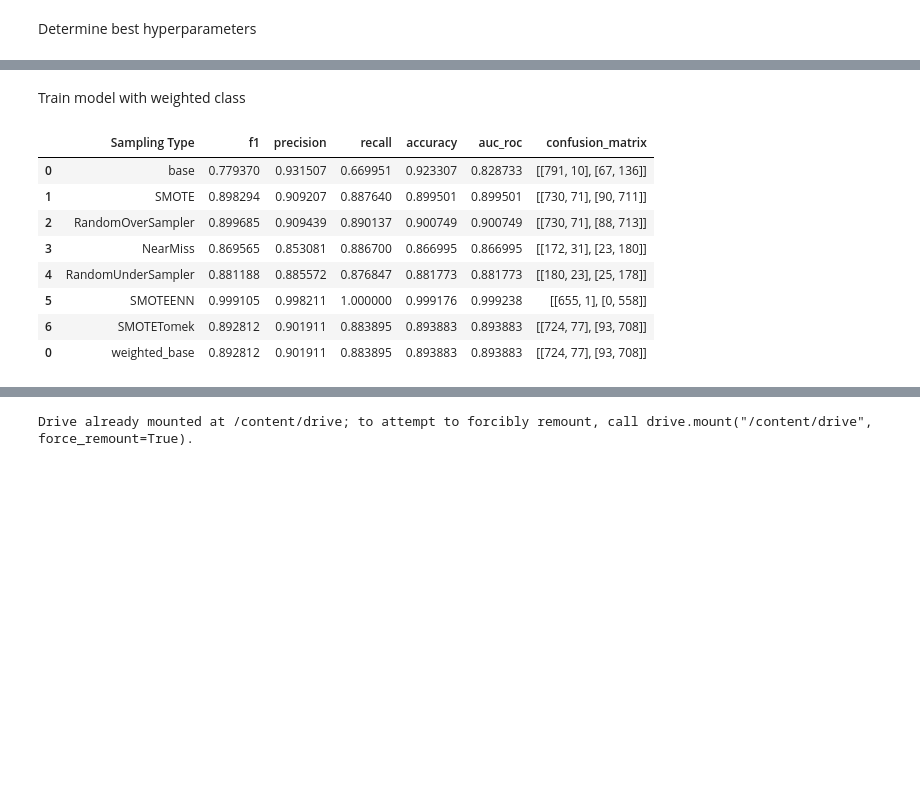
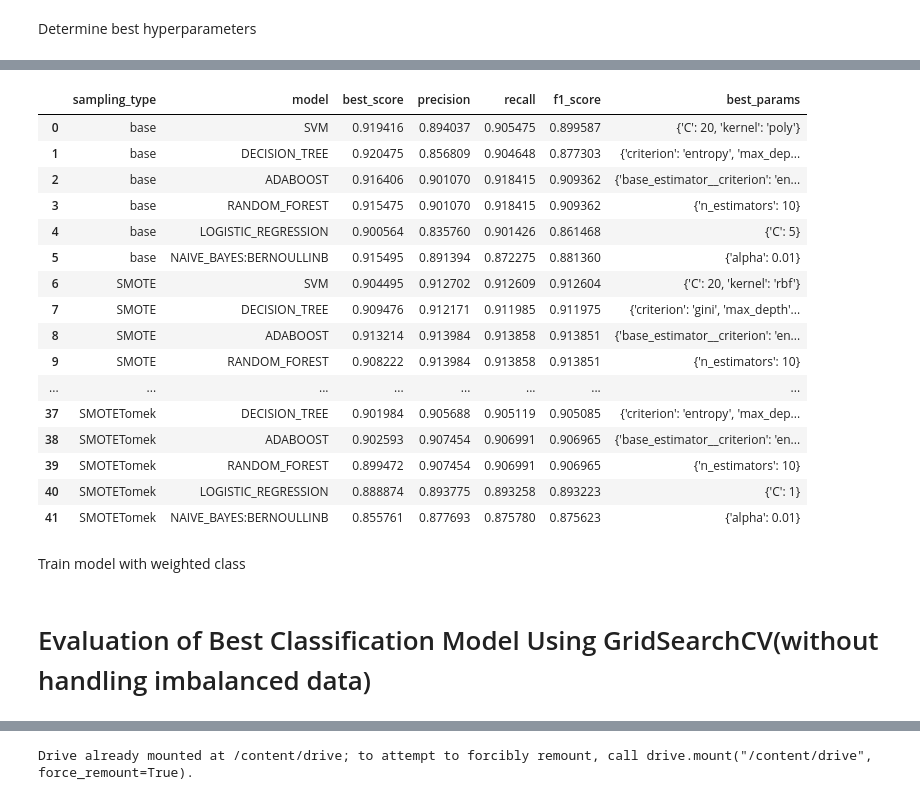
Before and after one commit to Sajid576/data-mining-techniques-to-detect-sql-nosql-injection-attack, a Jupyter notebook: Thesis/NoSQL_InjectionModel.ipynb, the cells around one changed output, grey strips where cells are left out. Drawn from its saved outputs; the diff is of its cells as text; code cells hidden in the pictures; blank space fills up the shorter version.

```diff
--- a/Thesis/NoSQL_InjectionModel.ipynb
+++ b/Thesis/NoSQL_InjectionModel.ipynb
@@ -269,36 +275,50 @@ Training on SMOTETomek
+# %%
+sampling_results = pd.DataFrame(benchmark_scores,columns=['sampling_type','model','best_score','precision','recall','f1_score','best_params'])
+sampling_results.to_csv("report(with_resampling).csv")
+sampling_results
+# %% [output]
+|  | sampling_type | model | best_score | precision | recall | f1_score | best_params |
+| 0 | base | SVM | 0.919416 | 0.894037 | 0.905475 | 0.899587 | {'C': 20, 'kernel': 'poly'} |
+| 1 | base | DECISION_TREE | 0.920475 | 0.856809 | 0.904648 | 0.877303 | {'criterion': 'entropy', 'max_dep... |
+| 2 | base | ADABOOST | 0.916406 | 0.901070 | 0.918415 | 0.909362 | {'base_estimator__criterion': 'en... |
+| 3 | base | RANDOM_FOREST | 0.915475 | 0.901070 | 0.918415 | 0.909362 | {'n_estimators': 10} |
+| 4 | base | LOGISTIC_REGRESSION | 0.900564 | 0.835760 | 0.901426 | 0.861468 | {'C': 5} |
+| 5 | base | NAIVE_BAYES:BERNOULLINB | 0.915495 | 0.891394 | 0.872275 | 0.881360 | {'alpha': 0.01} |
+| 6 | SMOTE | SVM | 0.904495 | 0.912702 | 0.912609 | 0.912604 | {'C': 20, 'kernel': 'rbf'} |
+| 7 | SMOTE | DECISION_TREE | 0.909476 | 0.912171 | 0.911985 | 0.911975 | {'criterion': 'gini', 'max_depth'... |
+| 8 | SMOTE | ADABOOST | 0.913214 | 0.913984 | 0.913858 | 0.913851 | {'base_estimator__criterion': 'en... |
+| 9 | SMOTE | RANDOM_FOREST | 0.908222 | 0.913984 | 0.913858 | 0.913851 | {'n_estimators': 10} |
+| ... | ... | ... | ... | ... | ... | ... | ... |
+| 37 | SMOTETomek | DECISION_TREE | 0.901984 | 0.905688 | 0.905119 | 0.905085 | {'criterion': 'entropy', 'max_dep... |
+| 38 | SMOTETomek | ADABOOST | 0.902593 | 0.907454 | 0.906991 | 0.906965 | {'base_estimator__criterion': 'en... |
+| 39 | SMOTETomek | RANDOM_FOREST | 0.899472 | 0.907454 | 0.906991 | 0.906965 | {'n_estimators': 10} |
+| 40 | SMOTETomek | LOGISTIC_REGRESSION | 0.888874 | 0.893775 | 0.893258 | 0.893223 | {'C': 1} |
+| 41 | SMOTETomek | NAIVE_BAYES:BERNOULLINB | 0.855761 | 0.877693 | 0.875780 | 0.875623 | {'alpha': 0.01} |
 # %% [markdown]
 Train model with weighted class
 # %%
-lr = LogisticRegression(penalty = 'l2',class_weight="balanced")
-lr.fit(X.values,Y.values.ravel())
-scores = []
-pred_test = lr.predict(X.values)
-pred_test_probs = lr.predict_proba(X.values)
-probs = lr.decision_function(X.values)
-fpr, tpr, thresholds = roc_curve(Y.values.ravel(),pred_test)
-p,r,t = precision_recall_curve(Y.values.ravel(),probs)
-scores.append(("weighted_base",
-                           f1_score(Y.values.ravel(),pred_test),
-                           precision_score(Y.values.ravel(),pred_test),
-                           recall_score(Y.values.ravel(),pred_test),
-                           accuracy_score(Y.values.ravel(),pred_test),
-                           auc(fpr, tpr),
-                           #auc(p,r,reorder=True),
-                           confusion_matrix(Y.values.ravel(),pred_test)))
+# lr = LogisticRegression(penalty = 'l2',class_weight="balanced")
+# lr.fit(X.values,Y.values.ravel())
+# scores = []
+# pred_test = lr.predict(X.values)
+# pred_test_probs = lr.predict_proba(X.values)
+# probs = lr.decision_function(X.values)
+# fpr, tpr, thresholds = roc_curve(Y.values.ravel(),pred_test)
+# p,r,t = precision_recall_curve(Y.values.ravel(),probs)
+# scores.append(("weighted_base",
+#                            f1_score(Y.values.ravel(),pred_test),
+#                            precision_score(Y.values.ravel(),pred_test),
+#                            recall_score(Y.values.ravel(),pred_test),
+#                            accuracy_score(Y.values.ravel(),pred_test),
+#                            auc(fpr, tpr),
+#                            #auc(p,r,reorder=True),
+#                            confusion_matrix(Y.values.ravel(),pred_test)))
 
-scores = pd.DataFrame(scores,columns=['Sampling Type','f1','precision','recall','accuracy','auc_roc','confusion_matrix'])
-results = sampling_results.append(scores)
-results
+# scores = pd.DataFrame(scores,columns=['Sampling Type','f1','precision','recall','accuracy','auc_roc','confusion_matrix'])
+# results = sampling_results.append(scores)
+# results
-# %% [output]
-|  | Sampling Type | f1 | precision | recall | accuracy | auc_roc | confusion_matrix |
-| 0 | base | 0.779370 | 0.931507 | 0.669951 | 0.923307 | 0.828733 | [[791, 10], [67, 136]] |
-| 1 | SMOTE | 0.898294 | 0.909207 | 0.887640 | 0.899501 | 0.899501 | [[730, 71], [90, 711]] |
-| 2 | RandomOverSampler | 0.899685 | 0.909439 | 0.890137 | 0.900749 | 0.900749 | [[730, 71], [88, 713]] |
-| 3 | NearMiss | 0.869565 | 0.853081 | 0.886700 | 0.866995 | 0.866995 | [[172, 31], [23, 180]] |
-| 4 | RandomUnderSampler | 0.881188 | 0.885572 | 0.876847 | 0.881773 | 0.881773 | [[180, 23], [25, 178]] |
-| 5 | SMOTEENN | 0.999105 | 0.998211 | 1.000000 | 0.999176 | 0.999238 | [[655, 1], [0, 558]] |
-| 6 | SMOTETomek | 0.892812 | 0.901911 | 0.883895 | 0.893883 | 0.893883 | [[724, 77], [93, 708]] |
-| 0 | weighted_base | 0.892812 | 0.901911 | 0.883895 | 0.893883 | 0.893883 | [[724, 77], [93, 708]] |
+# %% [markdown]
+# Evaluation of Best Classification Model Using GridSearchCV(without handling imbalanced data)
 # %%
 from sklearn import svm
 from sklearn import tree
```
Also changed, not shown: parts of 19 cells of this notebook, 12 other files.
